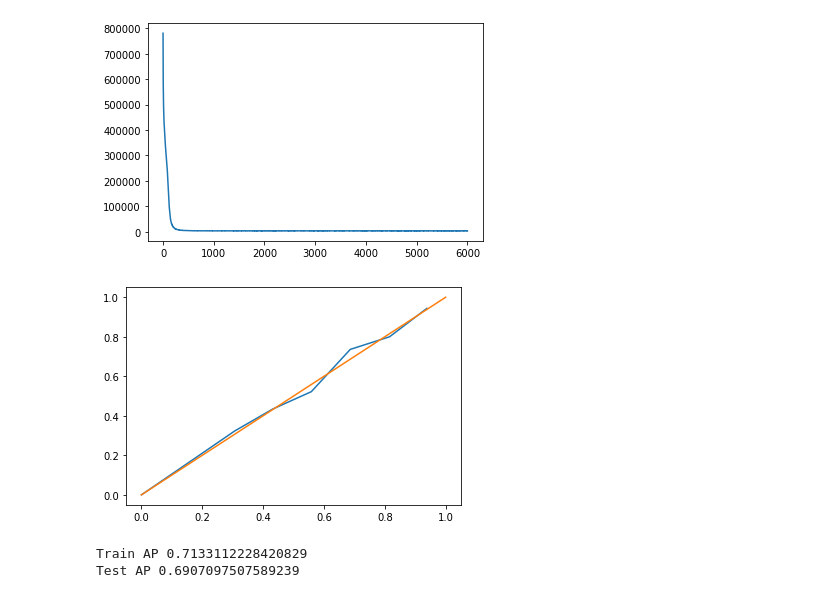
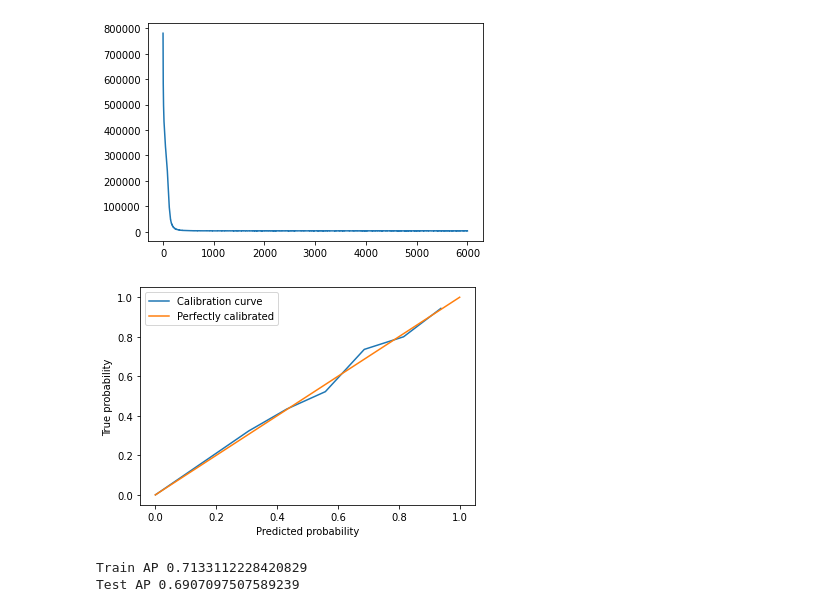
Before and after one commit to ArtyomDiachenko/NN-Clusters, a Jupyter notebook: catalogue_sampler/selection_function_fit/classifier_fit.ipynb, the cells around one changed output. Drawn from its saved outputs; the diff is of its cells as text; code cells hidden in the pictures.

```diff
--- a/catalogue_sampler/selection_function_fit/classifier_fit.ipynb
+++ b/catalogue_sampler/selection_function_fit/classifier_fit.ipynb
@@ -140,14 +140,17 @@ plt.show()
 # %%
 y_pred = m.predict(X_test)
 
 true_pos, pred_pos = calibration_curve(y_test, y_pred[0], n_bins=8)
 
-plt.plot(pred_pos, true_pos)
+plt.plot(pred_pos, true_pos, label='Calibration curve')
 x = np.linspace(0, 1, 100)
-plt.plot(x, x)
+plt.plot(x, x, label='Perfectly calibrated')
+plt.legend()
+plt.xlabel('Predicted probability')
+plt.ylabel('True probability')
 plt.show()
 # %% [output]
-[figure, old version]
+[figure, new version]
 # %%
 print("Train AP", average_precision_score(y_train, m.predict(X_train)[0]))
 print("Test AP", average_precision_score(y_test, m.predict(X_test)[0]))
```
Also changed, not shown: parts of 1 cell of this notebook, 6 other files.
